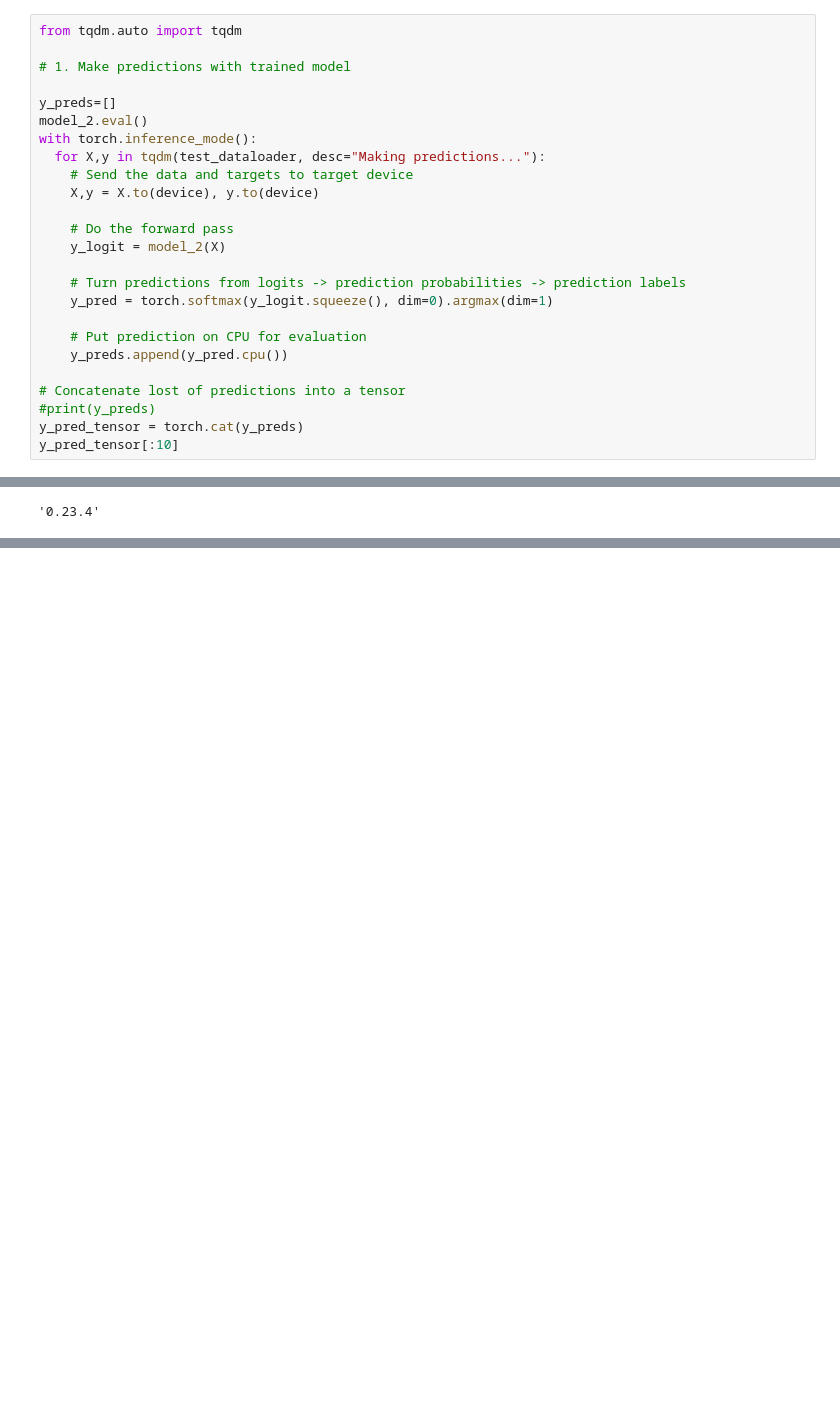
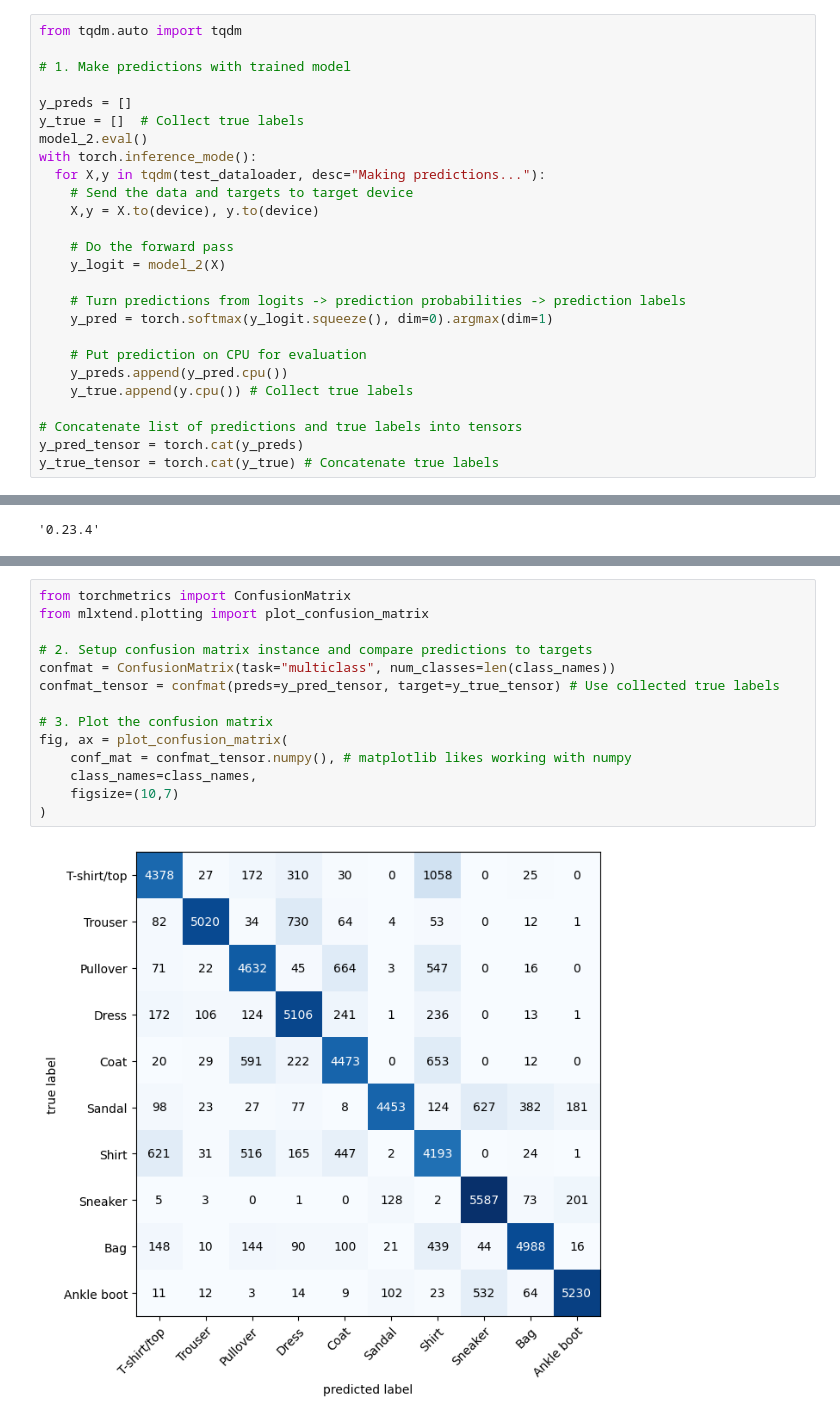
Before and after one commit to rishiraj09/pytorch-tutorial, a Jupyter notebook: 03_pytorch_computer_vision.ipynb, the cells around one changed output, grey strips where cells are left out. Saved outputs shown, nothing was run; the diff lists cells and outputs as text; blank space fills up the shorter version.

Commit message:
confusion matrix added

```diff
--- a/03_pytorch_computer_vision.ipynb
+++ b/03_pytorch_computer_vision.ipynb
@@ -1132,7 +1132,8 @@ from tqdm.auto import tqdm
 
 # 1. Make predictions with trained model
 
-y_preds=[]
+y_preds = []
+y_true = []  # Collect true labels
 model_2.eval()
 with torch.inference_mode():
   for X,y in tqdm(test_dataloader, desc="Making predictions..."):
@@ -1147,8 +1148,8 @@ with torch.inference_mode():
 
     # Put prediction on CPU for evaluation
     y_preds.append(y_pred.cpu())
+    y_true.append(y.cpu()) # Collect true labels
 
-# Concatenate lost of predictions into a tensor
-#print(y_preds)
+# Concatenate list of predictions and true labels into tensors
 y_pred_tensor = torch.cat(y_preds)
-y_pred_tensor[:10]
+y_true_tensor = torch.cat(y_true) # Concatenate true labels
@@ -1178,0 +1178,16 @@ mlextend version: 0.23.4
+# %%
+from torchmetrics import ConfusionMatrix
+from mlxtend.plotting import plot_confusion_matrix
+
+# 2. Setup confusion matrix instance and compare predictions to targets
+confmat = ConfusionMatrix(task="multiclass", num_classes=len(class_names))
+confmat_tensor = confmat(preds=y_pred_tensor, target=y_true_tensor) # Use collected true labels
+
+# 3. Plot the confusion matrix
+fig, ax = plot_confusion_matrix(
+    conf_mat = confmat_tensor.numpy(), # matplotlib likes working with numpy
+    class_names=class_names,
+    figsize=(10,7)
+)
+# %% [output]
+[figure, added]
```
Also changed, not shown: parts of 17 cells of this notebook.
